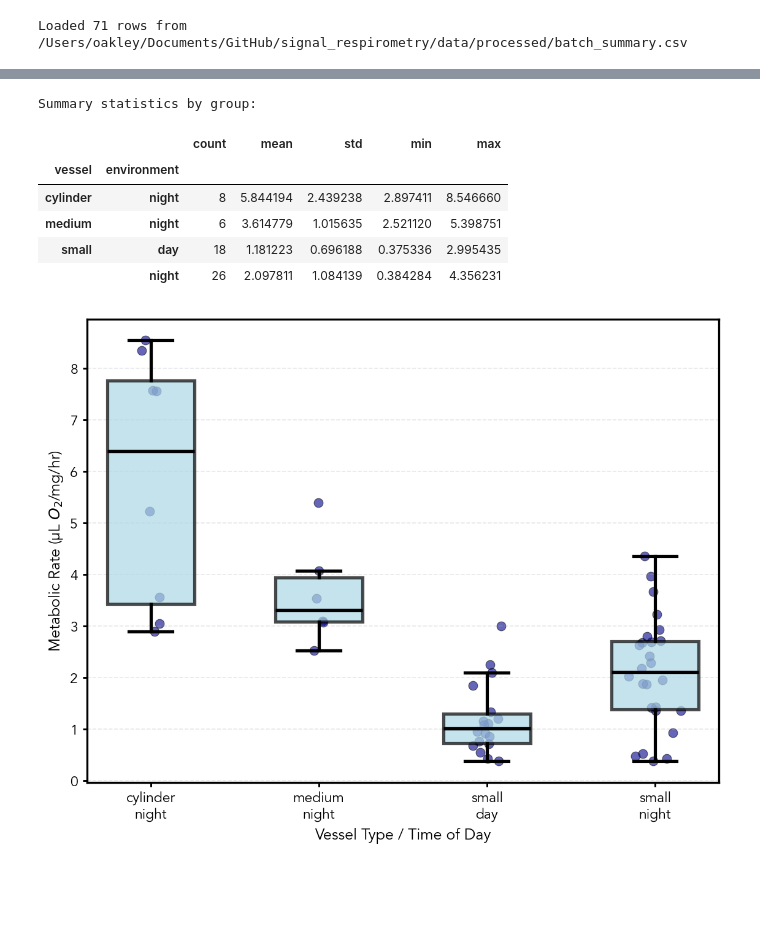
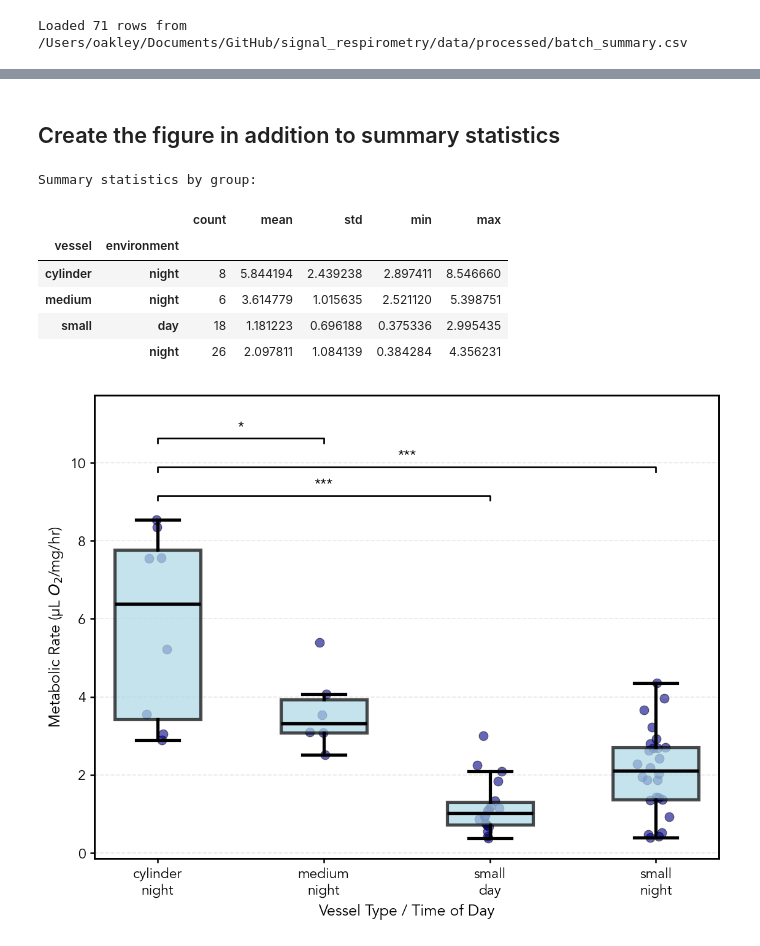
Before and after one commit to ucsb-oakley-lab/signal_respirometry, a Jupyter notebook: notebooks/Figure1BarChart.ipynb, the cells around one changed output, grey strips where cells are left out. Cells and saved outputs as stored; diff of their text form; code cells hidden in the pictures; blank space fills up the shorter version.

Commit message:
Finalizing figure notebooks

```diff
--- a/notebooks/Figure1BarChart.ipynb
+++ b/notebooks/Figure1BarChart.ipynb
@@ -58,3 +195,5 @@ Figure style applied (Avenir-first font stack).
+# %% [markdown]
+## Create the figure in addition to summary statistics
 # %%
 if 'agg_df' in locals() and not agg_df.empty:
     # Apply filtering based on toggle.
@@ -106,31 +245,92 @@ if 'agg_df' in locals() and not agg_df.empty:
                 c='darkblue',
                 edgecolors='black',
                 linewidth=0.5,
             )
 
+        # Add significance brackets from cylinder-night to each other group if model contrasts are available.
+        if 'contrast_df' in locals() and not contrast_df.empty:
+            x_lookup = {g: positions[i] for i, g in enumerate(groups)}
+            ref_label = 'cylinder\nnight'
+
+            if ref_label in x_lookup:
+                ref_x = x_lookup[ref_label]
+                y_min = float(np.nanmin(plot_df['RMR'].values))
+                y_max = float(np.nanmax(plot_df['RMR'].values))
+                y_range = y_max - y_min
+                if y_range <= 0:
+                    y_range = max(abs(y_max), 1.0)
+
+                bracket_base = y_max + 0.06 * y_range
+                bracket_step = 0.09 * y_range
+                bracket_tick = 0.015 * y_range
+
+                # Plot in ascending adjusted p-value order.
+                sig_rows = contrast_df.sort_values('p_one_sided_holm').reset_index(drop=True)
+
+                used = 0
+                for idx, row in sig_rows.iterrows():
+                    group_label = row['comparison'].split(' vs ')[1]
+                    comp_label = group_label.replace('_', '\n', 1)
+                    if comp_label not in x_lookup:
+                        continue
+
+                    comp_x = x_lookup[comp_label]
+                    y = bracket_base + used * bracket_step
+
+                    ax.plot(
+                        [ref_x, ref_x, comp_x, comp_x],
+                        [y, y + bracket_tick, y + bracket_tick, y],
+                        color='black',
+                        linewidth=1.3,
+                    )
+
+                    p_adj = float(row['p_one_sided_holm'])
+                    if p_adj < 0.001:
+                        stars = '***'
+                    elif p_adj < 0.01:
+                        stars = '**'
+                    elif p_adj < 0.05:
+                        stars = '*'
+                    else:
+                        stars = 'ns'
+
+                    ax.text(
+                        (ref_x + comp_x) / 2,
+                        y + bracket_tick + 0.01 * y_range,
+                        stars,
+                        ha='center',
+                        va='bottom',
+                        fontsize=11,
+                        fontweight='bold',
+                    )
+                    used += 1
+
+                if used > 0:
+                    ax.set_ylim(top=bracket_base + used * bracket_step + 0.06 * y_range)
+
         ax.set_xticks(positions)
         ax.set_xticklabels(groups)
         ax.set_ylabel('Metabolic Rate (µL $O_2$/mg/hr)', fontsize=12, fontweight='bold')
         ax.set_xlabel('Vessel Type / Time of Day', fontsize=12, fontweight='bold')
         ax.grid(axis='y', alpha=0.3, linestyle='--')
 
         # Tighten side whitespace around first and last categories.
         ax.set_xlim(positions[0] - 0.22, positions[-1] + 0.22)
 
         plt.xticks(rotation=0, ha='center')
         plt.tight_layout()
         plt.show()
     else:
         print("\nOverall statistics:")
         print(plot_df['RMR'].describe())
 else:
     print('No data available for statistics.')
 # %% [output]
 Summary statistics by group:
 |  |  | count | mean | std | min | max |
 | vessel | environment |  |  |  |  |  |
 | cylinder | night | 8 | 5.844194 | 2.439238 | 2.897411 | 8.546660 |
 | medium | night | 6 | 3.614779 | 1.015635 | 2.521120 | 5.398751 |
 | small | day | 18 | 1.181223 | 0.696188 | 0.375336 | 2.995435 |
 |  | night | 26 | 2.097811 | 1.084139 | 0.384284 | 4.356231 |
-[figure, old version]
+[figure, new version]
```
Also changed, not shown: parts of 5 cells of this notebook, 34 other files.
